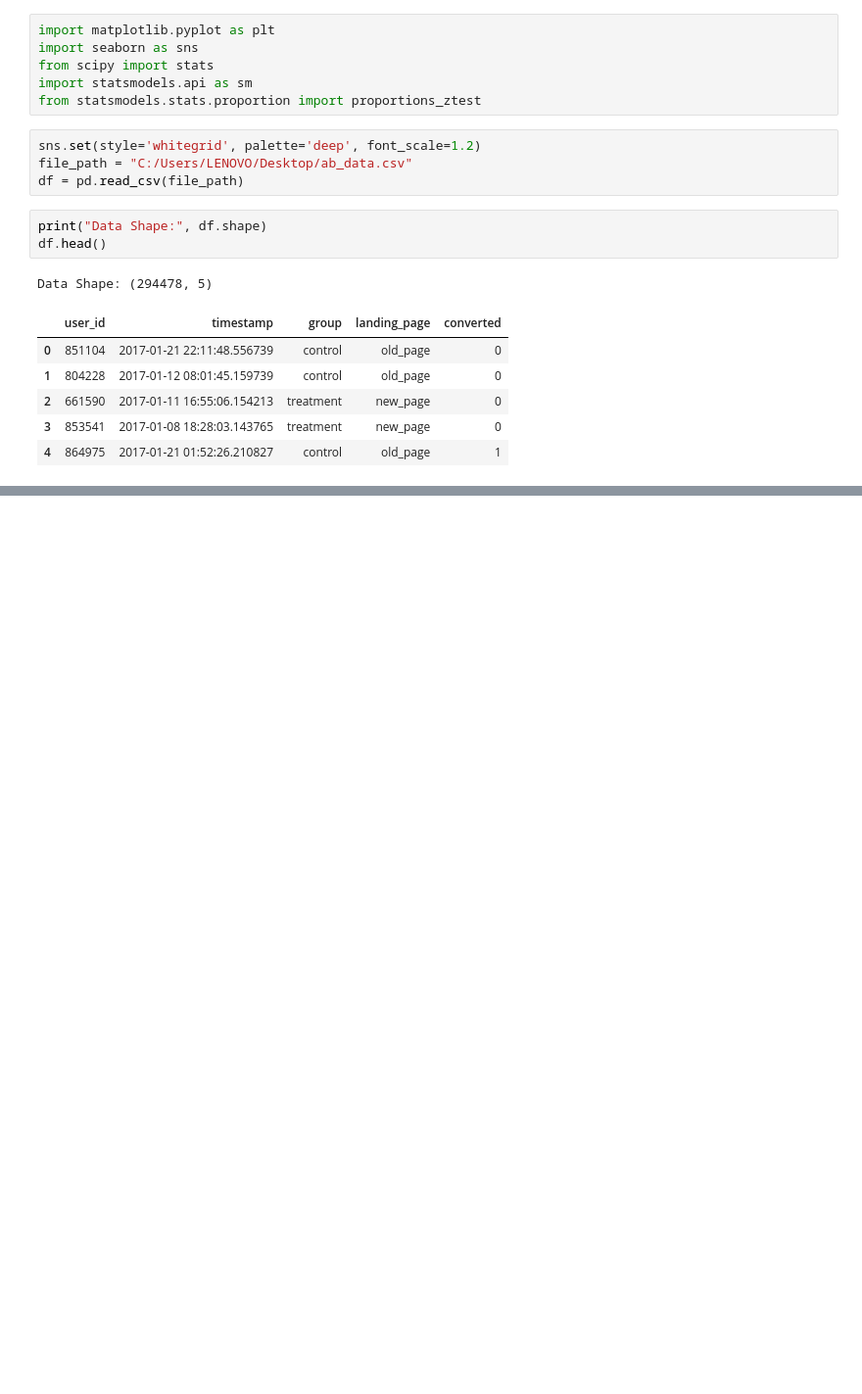
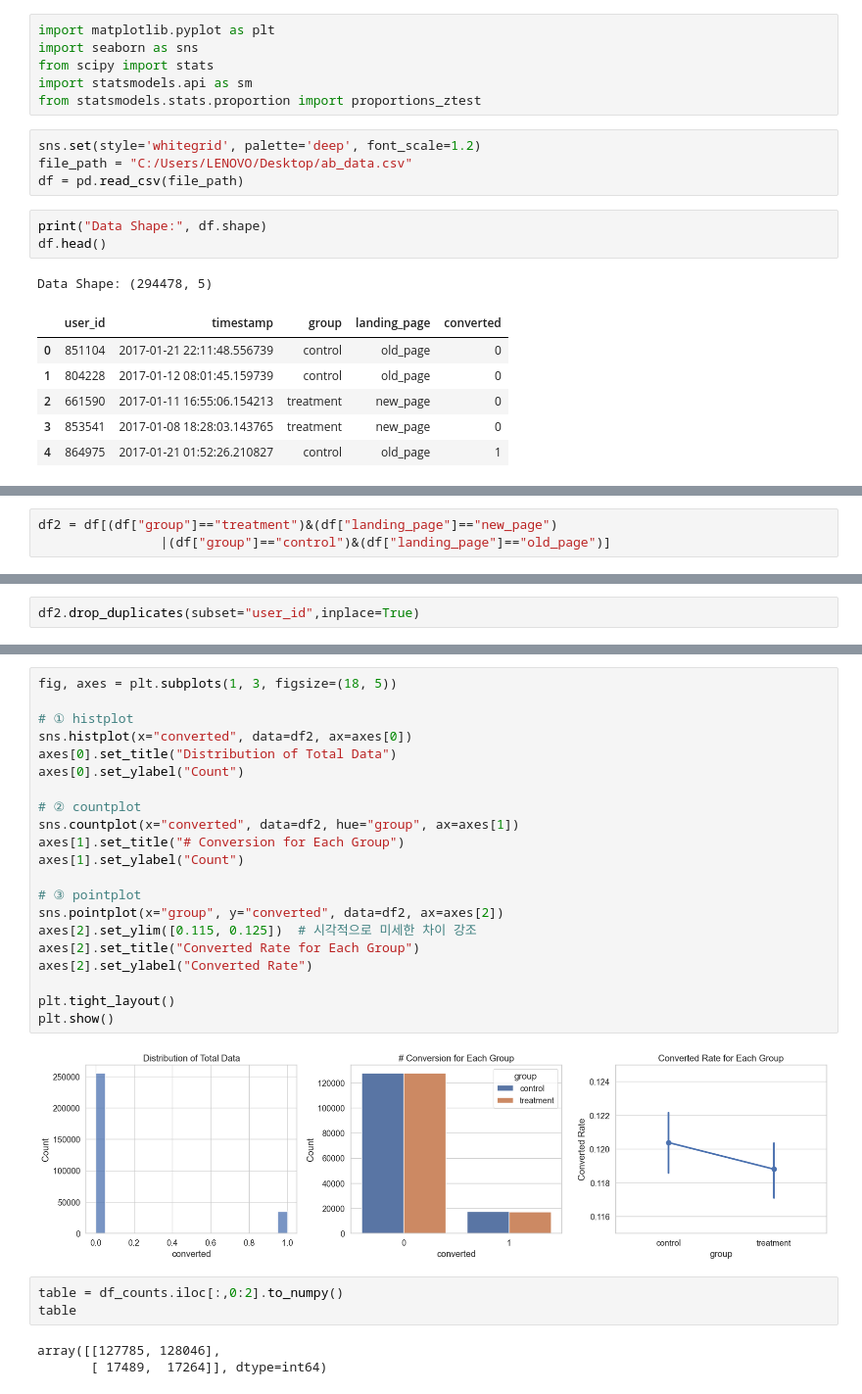
Before and after one commit to imMinsungSim/project, a Jupyter notebook: ABtest.ipynb, the cells around one changed output, grey strips where cells are left out. Shown: that part at 98% size. Saved outputs shown, nothing was run; the diff lists cells and outputs as text; blank space fills up the shorter version.

```diff
--- a/ABtest.ipynb
+++ b/ABtest.ipynb
@@ -31,0 +80,3 @@ Data Shape: (294478, 5)
+# %%
+df2 = df[(df["group"]=="treatment")&(df["landing_page"]=="new_page")
+                |(df["group"]=="control")&(df["landing_page"]=="old_page")]
@@ -31,0 +94,2 @@ Data Shape: (294478, 5)
+# %%
+df2.drop_duplicates(subset="user_id",inplace=True)
@@ -31,0 +112,29 @@ Data Shape: (294478, 5)
+# %%
+fig, axes = plt.subplots(1, 3, figsize=(18, 5))
+
+# ① histplot
+sns.histplot(x="converted", data=df2, ax=axes[0])
+axes[0].set_title("Distribution of Total Data")
+axes[0].set_ylabel("Count")
+
+# ② countplot
+sns.countplot(x="converted", data=df2, hue="group", ax=axes[1])
+axes[1].set_title("# Conversion for Each Group")
+axes[1].set_ylabel("Count")
+
+# ③ pointplot
+sns.pointplot(x="group", y="converted", data=df2, ax=axes[2])
+axes[2].set_ylim([0.115, 0.125])  # 시각적으로 미세한 차이 강조
+axes[2].set_title("Converted Rate for Each Group")
+axes[2].set_ylabel("Converted Rate")
+
+plt.tight_layout()
+plt.show()
+# %% [output]
+[figure, added]
+# %%
+table = df_counts.iloc[:,0:2].to_numpy()
+table
+# %% [output]
+array([[127785, 128046],
+       [ 17489,  17264]], dtype=int64)
```
Also changed, not shown: parts of 14 cells of this notebook.
